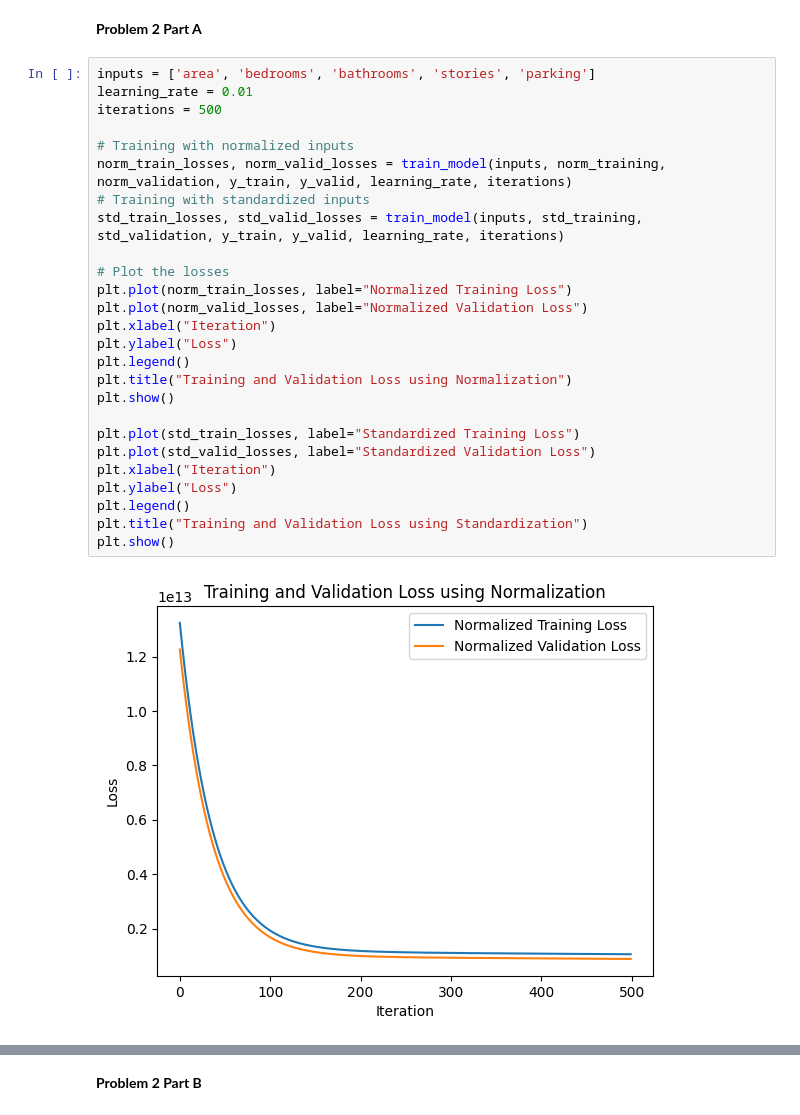
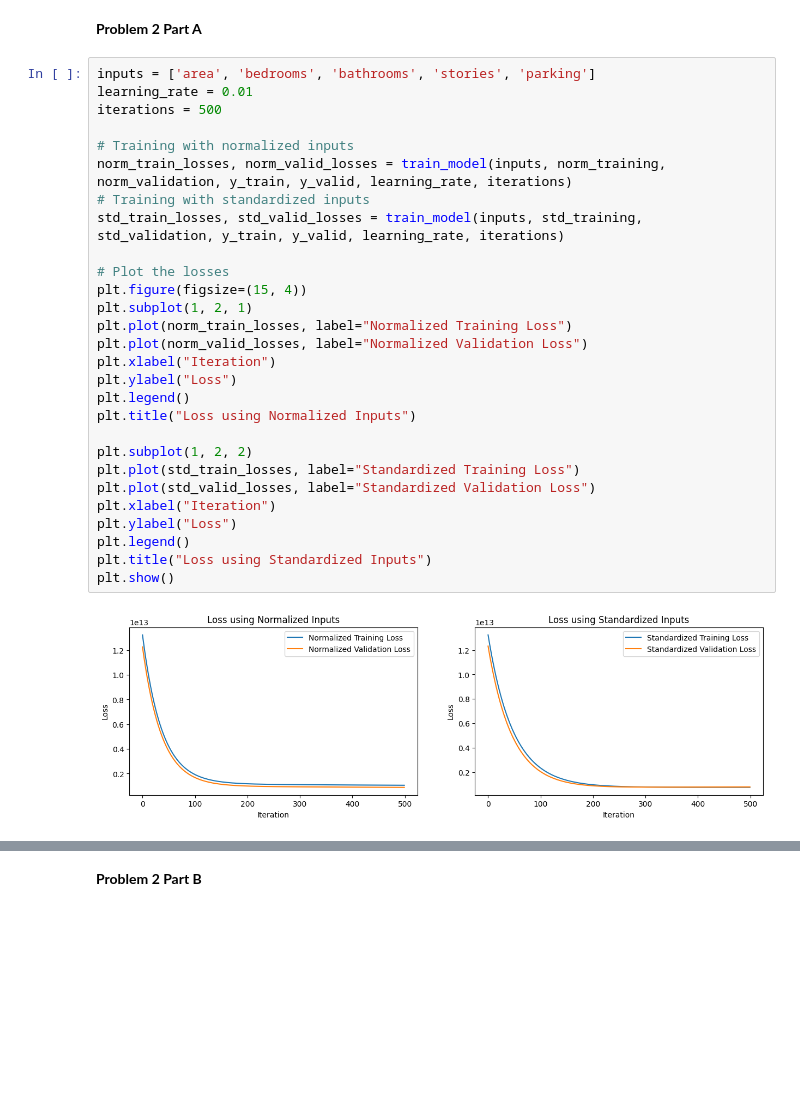
Before and after one commit to Adn02/Intro-to-ML, a Jupyter notebook: Homework/HW2/HW2Q2.ipynb, the cells around one changed output, grey strips where cells are left out. Drawn from its saved outputs; the diff is of its cells as text; blank space fills up the shorter version.

```diff
--- a/Homework/HW2/HW2Q2.ipynb
+++ b/Homework/HW2/HW2Q2.ipynb
@@ -94,28 +94,30 @@ def train_model(inputs, x_training, x_validation, y_train, y_valid, learning_rat
 # %%
 inputs = ['area', 'bedrooms', 'bathrooms', 'stories', 'parking']
 learning_rate = 0.01
 iterations = 500
 
 # Training with normalized inputs
 norm_train_losses, norm_valid_losses = train_model(inputs, norm_training, norm_validation, y_train, y_valid, learning_rate, iterations)
 # Training with standardized inputs
 std_train_losses, std_valid_losses = train_model(inputs, std_training, std_validation, y_train, y_valid, learning_rate, iterations)
 
 # Plot the losses
+plt.figure(figsize=(15, 4))
+plt.subplot(1, 2, 1)
 plt.plot(norm_train_losses, label="Normalized Training Loss")
 plt.plot(norm_valid_losses, label="Normalized Validation Loss")
 plt.xlabel("Iteration")
 plt.ylabel("Loss")
 plt.legend()
-plt.title("Training and Validation Loss using Normalization")
-plt.show()
+plt.title("Loss using Normalized Inputs")
 
+plt.subplot(1, 2, 2)
 plt.plot(std_train_losses, label="Standardized Training Loss")
 plt.plot(std_valid_losses, label="Standardized Validation Loss")
 plt.xlabel("Iteration")
 plt.ylabel("Loss")
 plt.legend()
-plt.title("Training and Validation Loss using Standardization")
+plt.title("Loss using Standardized Inputs")
 plt.show()
 # %% [output]
-[figure, old version]
+[figure, new version]
```
Also changed, not shown: parts of 2 cells of this notebook.
